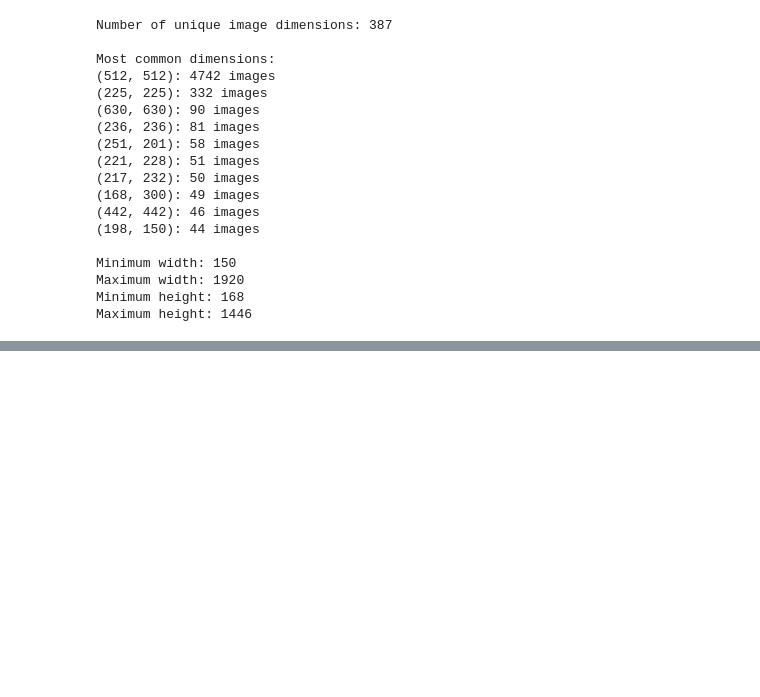
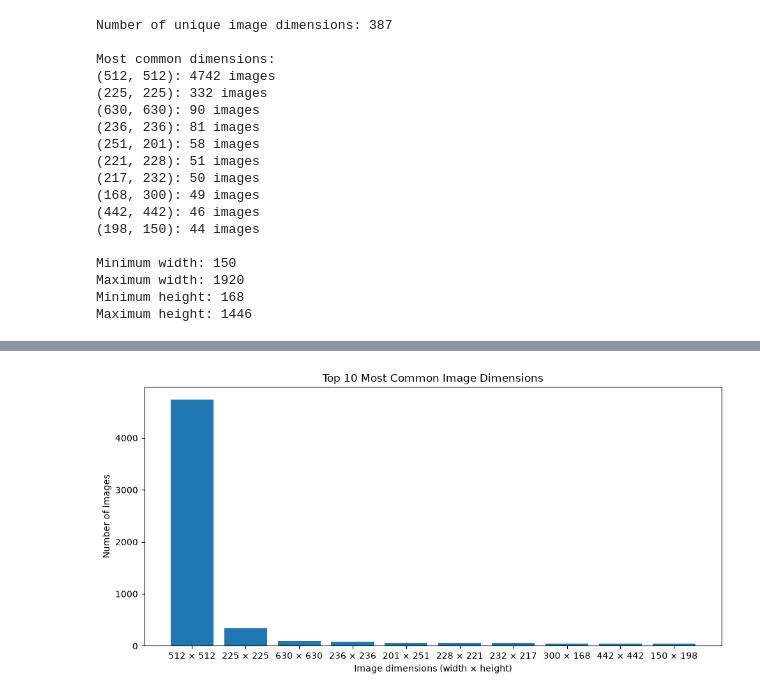
Before and after one commit to yakhlafhoussam/BrainScan, a Jupyter notebook: notebooks/01_data_preprocessing.ipynb, the cells around one changed output, grey strips where cells are left out. Cells and saved outputs as stored; diff of their text form; code cells hidden in the pictures; blank space fills up the shorter version.

```diff
--- a/notebooks/01_data_preprocessing.ipynb
+++ b/notebooks/01_data_preprocessing.ipynb
@@ -241,0 +264,16 @@ Maximum height: 1446
+# %%
+top_shapes = image_shapes.most_common(10)
+
+shape_labels = [f"{width} × {height}" for (height, width), count in top_shapes]
+
+shape_counts = [count for shape, count in top_shapes]
+
+plt.figure(figsize=(10, 5))
+plt.bar(shape_labels, shape_counts)
+plt.title("Top 10 Most Common Image Dimensions")
+plt.xlabel("Image dimensions (width × height)")
+plt.ylabel("Number of images")
+plt.tight_layout()
+plt.show()
+# %% [output]
+[figure, added]
```
Also changed, not shown: parts of 30 cells of this notebook, 2 other files.
